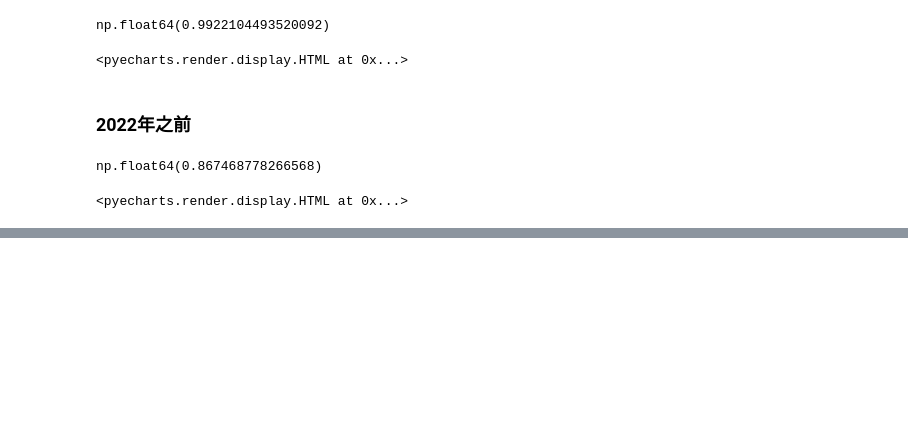
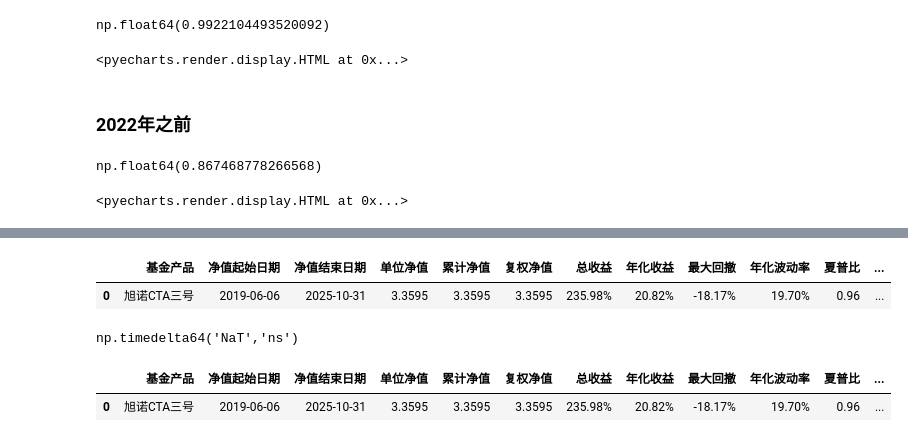
Before and after one commit to Slow-birds/Private_nav_research, a Jupyter notebook: test.ipynb, the cells around one changed output, grey strips where cells are left out. Drawn from its saved outputs; the diff is of its cells as text; code cells hidden in the pictures; blank space fills up the shorter version.

```diff
--- a/test.ipynb
+++ b/test.ipynb
@@ -139,0 +144,10 @@ line.render_notebook()
+# %%
+import pandas as pd
+from NavResearch import NavResearch
+
+data_path = r"E:\桌面文件\Vscode\Private_nav_research\data\SGP516_旭诺CTA三号_2025-10-31.csv"
+strategy = "主观多头"
+fund_name = "SP2"
+benchmark_code = "399852.SZ"
+benchmark_name = "中证1000"
+threshold = -0.05
@@ -139,0 +159,4 @@ line.render_notebook()
+# %%
+demo = NavResearch(data_path,strategy,fund_name,benchmark_code,benchmark_name,threshold)
+demo.get_data()
+tables = demo.get_analysis_table()
@@ -139,0 +185,31 @@ line.render_notebook()
+# %%
+def single_fund_ratio(tables):
+    data1 = tables[0]
+    data2 = tables[1].head(1)
+    data3 = pd.DataFrame()
+    data4 = tables[2]
+    years = [2019, 2020, 2021, 2022, 2023, 2024, 2025]
+    for year in years:
+        data3[f"{year}收益"] = data4.loc[
+            data4["分年度业绩"] == year, "基金收益"
+        ].values
+        '''
+        data3[f"{year}最大回撤"] = data4.loc[
+            data4["分年度业绩"] == year, "基金最大回撤"
+        ].values
+        '''
+    # data3 = data3[["2025收益","2024收益","2023收益","2022收益","2021收益","2020收益","2019收益"]]
+    data = pd.concat([data1, data2, data3], axis=1)
+    data.drop(columns=["基准指数","整体收益"], inplace=True)
+    return data
+# %%
+data = single_fund_ratio(tables)
+# %%
+data
+# %% [output]
+|  | 基金产品 | 净值起始日期 | 净值结束日期 | 单位净值 | 累计净值 | 复权净值 | 总收益 | 年化收益 | 最大回撤 | 年化波动率 | 夏普比 | ... |
+| 0 | 旭诺CTA三号 | 2019-06-06 | 2025-10-31 | 3.3595 | 3.3595 | 3.3595 | 235.98% | 20.82% | -18.17% | 19.70% | 0.96 | ... |
+# %%
+tables[4].tail(1)["回补天数"].values[0]
+# %% [output]
+np.timedelta64('NaT','ns')
@@ -139,0 +221,5 @@ line.render_notebook()
+# %%
+data
+# %% [output]
+|  | 基金产品 | 净值起始日期 | 净值结束日期 | 单位净值 | 累计净值 | 复权净值 | 总收益 | 年化收益 | 最大回撤 | 年化波动率 | 夏普比 | ... |
+| 0 | 旭诺CTA三号 | 2019-06-06 | 2025-10-31 | 3.3595 | 3.3595 | 3.3595 | 235.98% | 20.82% | -18.17% | 19.70% | 0.96 | ... |
```
Also changed, not shown: parts of 7 cells of this notebook, 2 other files.
